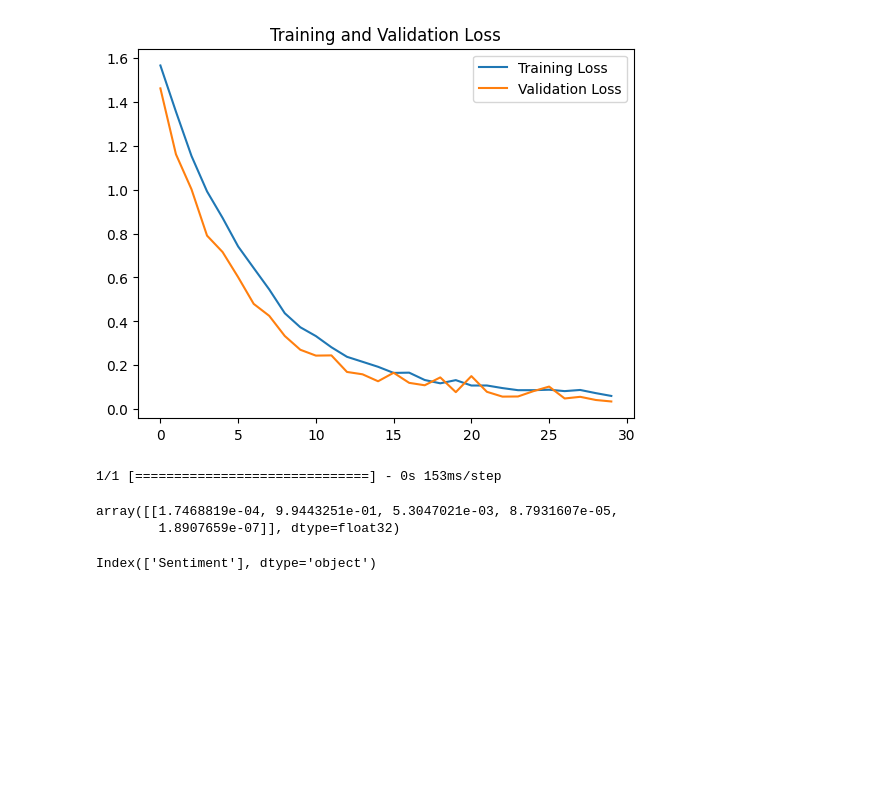
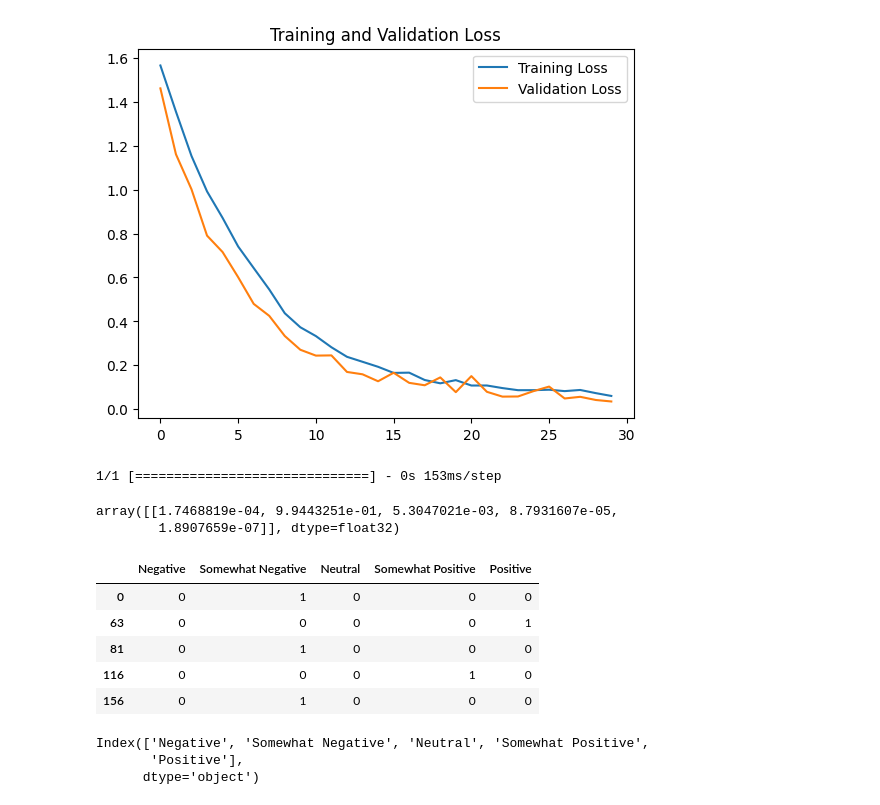
Before and after one commit to Bryteog/Movie-Reviews-Sentiment-Classifier, a Jupyter notebook: model/main.ipynb, the cells around one changed output. Cells and saved outputs as stored; diff of their text form; code cells hidden in the pictures; blank space fills up the shorter version.

```diff
--- a/model/main.ipynb
+++ b/model/main.ipynb
@@ -240,10 +240,37 @@ result#.max()
 1/1 [==============================] - 0s 153ms/step
 array([[1.7468819e-04, 9.9443251e-01, 5.3047021e-03, 8.7931607e-05,
         1.8907659e-07]], dtype=float32)
-# %%
-train.columns[3:]
-# %% [output]
-Index(['Sentiment'], dtype='object')
+# %%
+def expand_sentiments(data):
+    expanded_data = pd.DataFrame()
+
+    for sentiment_value in range(5):
+        sentiment_label = "Negative" if sentiment_value == 0 else "Somewhat Negative" if sentiment_value == 1 else "Neutral" if sentiment_value == 2 else "Somewhat Positive" if sentiment_value == 3 else "Positive"
+        sentiment_column_name = f"{sentiment_label}"
+        expanded_data[sentiment_column_name] = (train['Sentiment'] == sentiment_value).astype(int)
+
+    return expanded_data
+
+# Expand the encoded values
+expanded_data = expand_sentiments(train)
+# %%
+#Sentiment_df = dtrain.copy()
+#Sentiment_df = Sentiment_df.join(expanded_data)
+Sentiment_df = expanded_data
+Sentiment_df.head()
+# %% [output]
+|  | Negative | Somewhat Negative | Neutral | Somewhat Positive | Positive |
+| 0 | 0 | 1 | 0 | 0 | 0 |
+| 63 | 0 | 0 | 0 | 0 | 1 |
+| 81 | 0 | 1 | 0 | 0 | 0 |
+| 116 | 0 | 0 | 0 | 1 | 0 |
+| 156 | 0 | 1 | 0 | 0 | 0 |
+# %%
+Sentiment_df.columns[:5]
+# %% [output]
+Index(['Negative', 'Somewhat Negative', 'Neutral', 'Somewhat Positive',
+       'Positive'],
+      dtype='object')
 # %%
 def score_comment(comment):
     vectorised_comment = vectoriser([comment])
```
Also changed, not shown: parts of 2 cells of this notebook.
